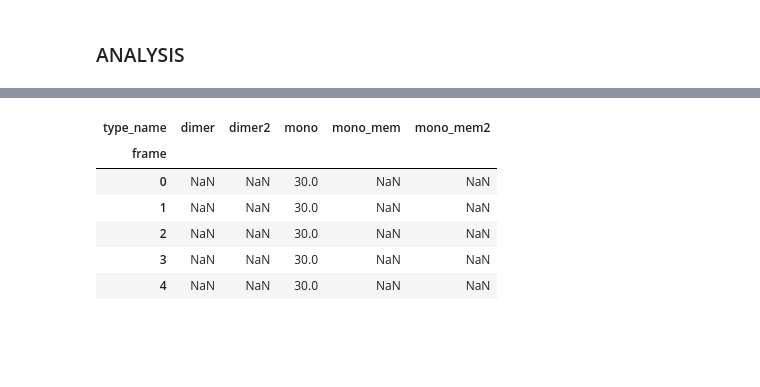
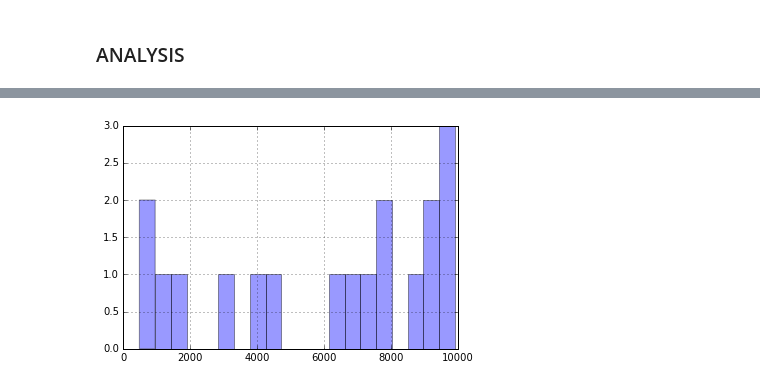
Before and after one commit to dprovasi/readi, a Jupyter notebook: readi.ipynb, the cells around one changed output, grey strips where cells are left out. Drawn from its saved outputs; the diff is of its cells as text; code cells hidden in the pictures; blank space fills up the shorter version.

```diff
--- a/readi.ipynb
+++ b/readi.ipynb
@@ -507,10 +520,5 @@ plt.show()
-# %%
-eee2.head()
-# %% [output]
-| type_name | dimer | dimer2 | mono | mono_mem | mono_mem2 |
-| frame |  |  |  |  |  |
-| 0 | NaN | NaN | 30.0 | NaN | NaN |
-| 1 | NaN | NaN | 30.0 | NaN | NaN |
-| 2 | NaN | NaN | 30.0 | NaN | NaN |
-| 3 | NaN | NaN | 30.0 | NaN | NaN |
-| 4 | NaN | NaN | 30.0 | NaN | NaN |
+# %%
+yy.get_group('dimer4').age.hist(alpha=.4, bins=20)
+plt.show()
+# %% [output]
+[figure, added]
```
Also changed, not shown: parts of 24 cells of this notebook.
